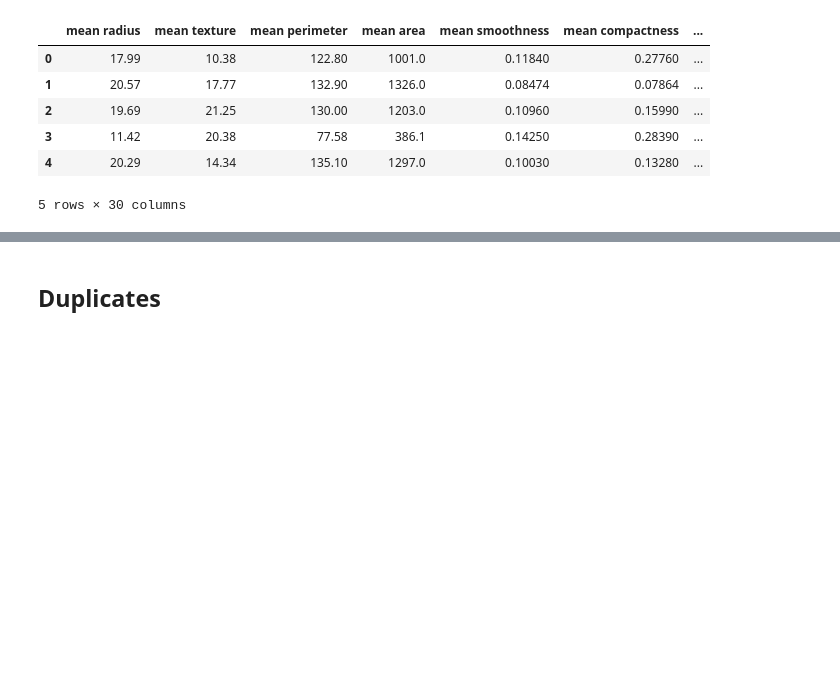
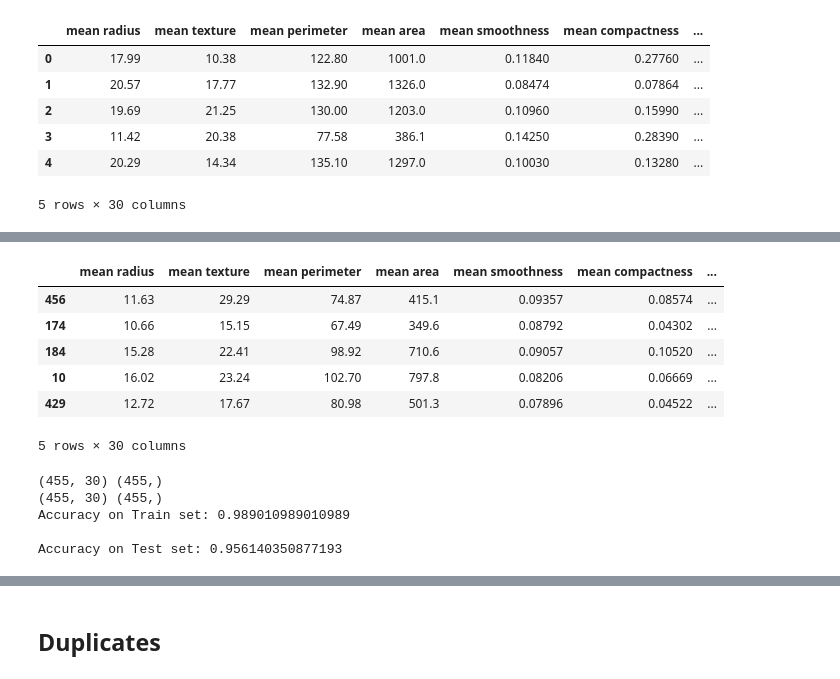
Before and after one commit to dilipalbert-datascientist/traditional-machine-learning, a Jupyter notebook: notebooks/ml_python/4-Data-Preprocessing-Cleaning-Pipeline.ipynb, the cells around one changed output, grey strips where cells are left out. Saved outputs shown, nothing was run; the diff lists cells and outputs as text; code cells hidden in the pictures; blank space fills up the shorter version.

Commit message:
added interview topics an first version outlier handling during preprocessing

```diff
--- a/notebooks/ml_python/4-Data-Preprocessing-Cleaning-Pipeline.ipynb
+++ b/notebooks/ml_python/4-Data-Preprocessing-Cleaning-Pipeline.ipynb
@@ -145,0 +169,55 @@ len(num_features)
+# %%
+# Split into train & test
+X_train, X_test, y_train, y_test = train_test_split(X,
+                                                    y,
+                                                    test_size=0.2,
+                                                    stratify=y,
+                                                    random_state=11)
+
+X_train.head()
+# %% [output]
+|  | mean radius | mean texture | mean perimeter | mean area | mean smoothness | mean compactness | ... |
+| 456 | 11.63 | 29.29 | 74.87 | 415.1 | 0.09357 | 0.08574 | ... |
+| 174 | 10.66 | 15.15 | 67.49 | 349.6 | 0.08792 | 0.04302 | ... |
+| 184 | 15.28 | 22.41 | 98.92 | 710.6 | 0.09057 | 0.10520 | ... |
+| 10 | 16.02 | 23.24 | 102.70 | 797.8 | 0.08206 | 0.06669 | ... |
+| 429 | 12.72 | 17.67 | 80.98 | 501.3 | 0.07896 | 0.04522 | ... |
+5 rows × 30 columns
+# %%
+# evaluate model on training dataset with outliers removed
+from pandas import read_csv
+from sklearn.model_selection import train_test_split
+from sklearn.linear_model import LinearRegression, LogisticRegression
+from sklearn.neighbors import LocalOutlierFactor
+from sklearn.metrics import mean_absolute_error
+
+# summarize the shape of the training dataset
+print(X_train.shape, y_train.shape)
+
+# # summarize the shape of the updated training dataset
+print(X_train.shape, y_train.shape)
+
+### Model for coefficients of features
+model = LogisticRegression(random_state=11)
+s_scaler = StandardScaler()
+###
+
+# Pipeline with Scaler
+pipeline_scaler = Pipeline([
+    ('scaler', s_scaler),
+    ('model', model)
+])
+
+pipeline_scaler.fit(X_train, y_train)
+
+y_train_pred = pipeline_scaler.predict(X_train)
+print("Accuracy on Train set:", accuracy_score(y_train, y_train_pred), "\n")
+
+y_test_pred = pipeline_scaler.predict(X_test)
+print("Accuracy on Test set:", accuracy_score(y_test, y_test_pred), "\n")
+# %% [output]
+(455, 30) (455,)
+(455, 30) (455,)
+Accuracy on Train set: 0.989010989010989
+
+Accuracy on Test set: 0.956140350877193
```
Also changed, not shown: parts of 13 cells of this notebook, 7 other files.
